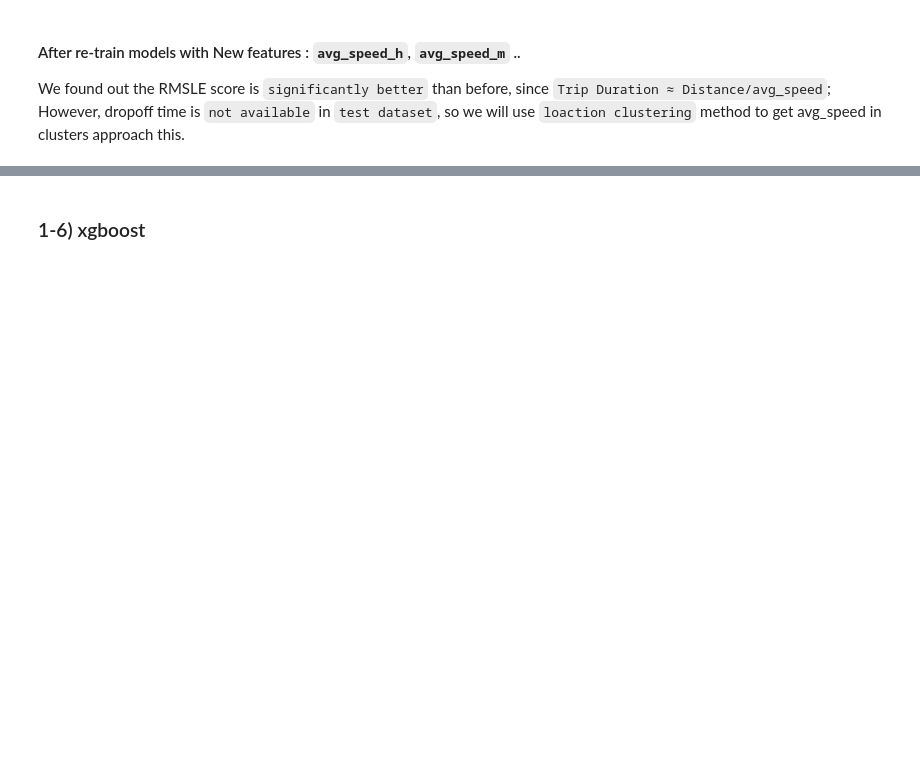
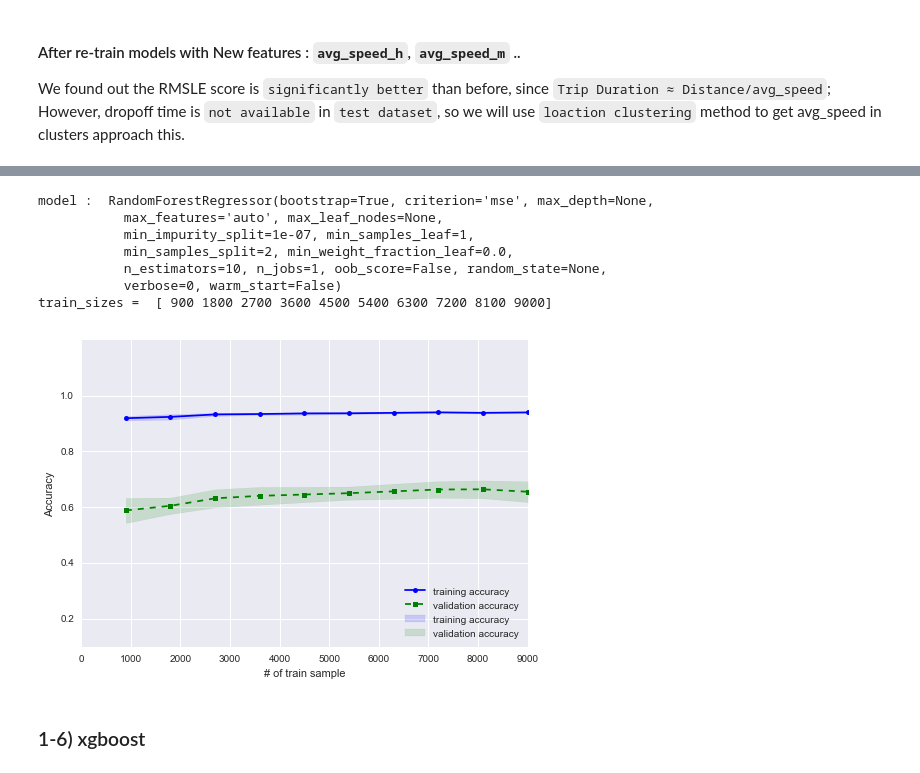
Before and after one commit to yennanliu/NYC_Taxi_Trip_Duration, a Jupyter notebook: notebook/NYC_Taxi_ML_V1_Yen.ipynb, the cells around one changed output, grey strips where cells are left out. Saved outputs shown, nothing was run; the diff lists cells and outputs as text; code cells hidden in the pictures; blank space fills up the shorter version.

```diff
--- a/notebook/NYC_Taxi_ML_V1_Yen.ipynb
+++ b/notebook/NYC_Taxi_ML_V1_Yen.ipynb
@@ -289,6 +319,11 @@ df_test_ = trip_cluser_count(df_test_)
 # label -> 0,1
 df_train_ = label_2_binary(df_train_)
 df_test_ = label_2_binary(df_test_)
+# get avg cluster speed
+df_train_  = avg_cluser_speed(df_train_)
+df_train_  = avg_cluser_duration(df_train_)
+#df_test_  = avg_cluser_speed(df_test_)
+#df_test_  = avg_cluser_duration(df_test_)
 # get log trip duration
 df_train_['trip_duration_log'] = df_train_['trip_duration'].apply(np.log)
 # %%
@@ -540,2 +634,18 @@ plt.ylabel('feature',fontsize=14)
+# %%
+# learning curve
+
+X = df_train_.head(10000)[rf_feature[1:]]
+y = df_train_.head(10000)['trip_duration_log']
+
+learn_curve(X,y,rf_model)
+# %% [output]
+model :  RandomForestRegressor(bootstrap=True, criterion='mse', max_depth=None,
+           max_features='auto', max_leaf_nodes=None,
+           min_impurity_split=1e-07, min_samples_leaf=1,
+           min_samples_split=2, min_weight_fraction_leaf=0.0,
+           n_estimators=10, n_jobs=1, oob_score=False, random_state=None,
+           verbose=0, warm_start=False)
+train_sizes =  [ 900 1800 2700 3600 4500 5400 6300 7200 8100 9000]
+[figure, added]
 # %% [markdown]
 ### 1-6) xgboost
```
Also changed, not shown: parts of 17 cells of this notebook.
